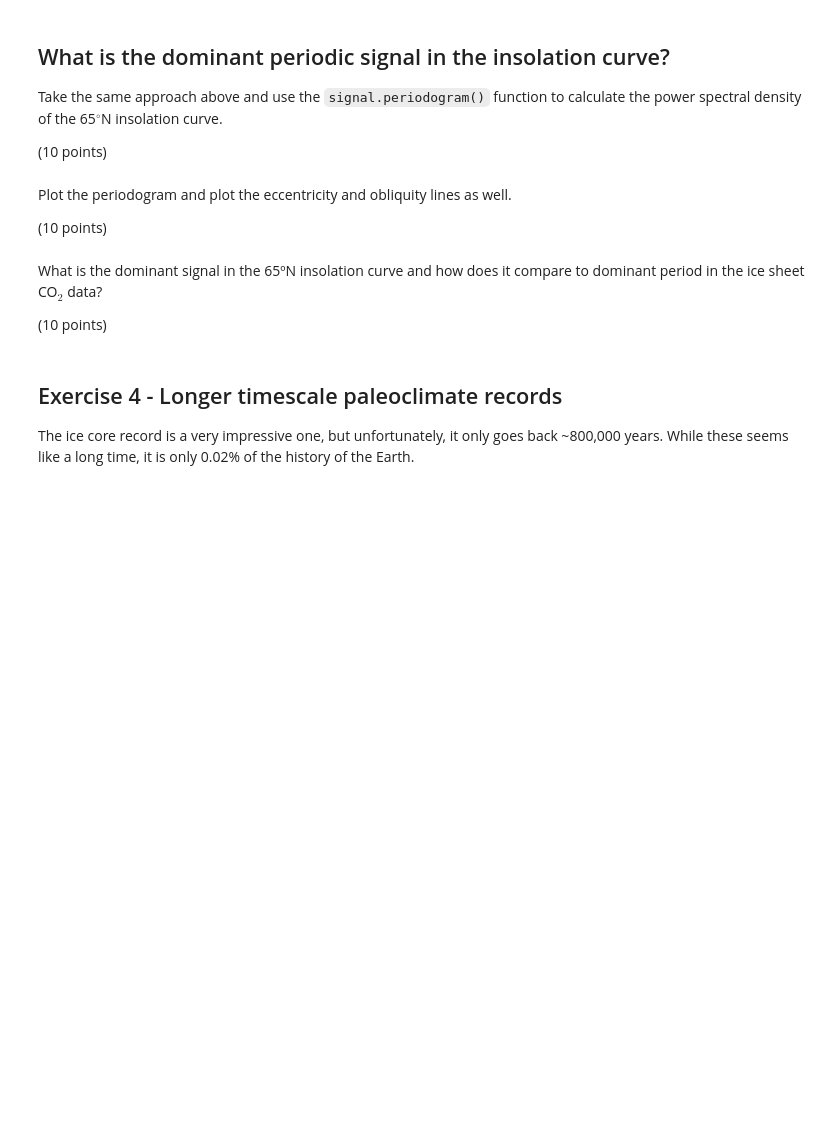
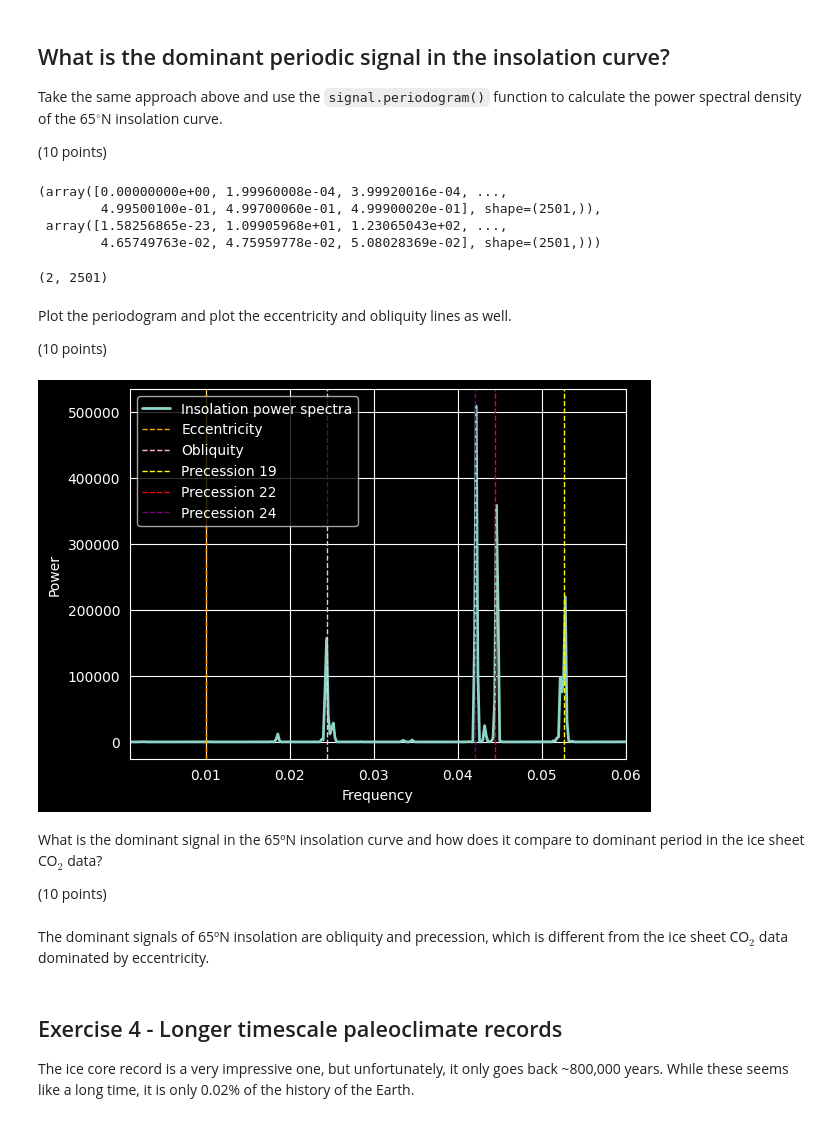
Before and after one commit to ItsukiKigoshi/EPS88_Gleeson, a Jupyter notebook: Week 6 - glacial_cycles.ipynb, the cells around one changed output. Saved outputs shown, nothing was run; the diff lists cells and outputs as text; code cells hidden in the pictures; blank space fills up the shorter version.

```diff
--- a/Week 6 - glacial_cycles.ipynb
+++ b/Week 6 - glacial_cycles.ipynb
@@ -283,14 +289,47 @@ plt.show()
 Take the same approach above and use the `signal.periodogram()` function to calculate the power spectral density of the 65$^{\circ}$N insolation curve.
 
 (10 points)
+# %%
+signal.periodogram(insolation['Insolation (W/m^2)'])
+# %% [output]
+(array([0.00000000e+00, 1.99960008e-04, 3.99920016e-04, ...,
+        4.99500100e-01, 4.99700060e-01, 4.99900020e-01], shape=(2501,)),
+ array([1.58256865e-23, 1.09905968e+01, 1.23065043e+02, ...,
+        4.65749763e-02, 4.75959778e-02, 5.08028369e-02], shape=(2501,)))
+# %%
+np.shape(signal.periodogram(insolation['Insolation (W/m^2)']))
+# %% [output]
+(2, 2501)
 # %% [markdown]
 Plot the periodogram and plot the eccentricity and obliquity lines as well.
 
 (10 points)
+# %%
+plt.figure()
+insolation_freqs,insolation_power = signal.periodogram(insolation['Insolation (W/m^2)'],window='hann')
+
+
+plt.plot(insolation_freqs,insolation_power,label='Insolation power spectra',linewidth=2)
+plt.axvline(x=eccentricity_frequency,label='Eccentricity',linewidth=1,linestyle='--', color="orange")
+plt.axvline(x=obliquity_frequency,label='Obliquity',linewidth=1,linestyle='--', color="pink")
+plt.axvline(x=precession_frequency19,label='Precession 19',linewidth=1,linestyle='--', color="yellow")
+plt.axvline(x=precession_frequency22,label='Precession 22',linewidth=1,linestyle='--', color="red")
+plt.axvline(x=precession_frequency24,label='Precession 24',linewidth=1,linestyle='--', color="purple")
+
+plt.xlim(.001,.06)
+
+plt.xlabel('Frequency')
+plt.ylabel('Power')
+plt.legend(loc='upper left')
+plt.show()
+# %% [output]
+[figure, added]
 # %% [markdown]
 What is the dominant signal in the 65ºN insolation curve and how does it compare to dominant period in the ice sheet CO$_2$ data?
 
 (10 points)
+# %% [markdown]
+The dominant signals of 65ºN insolation are obliquity and precession, which is different from the ice sheet CO$_2$ data dominated by eccentricity.
 # %% [markdown]
 ## Exercise 4 - Longer timescale paleoclimate records
 
```
Also changed, not shown: parts of 10 cells of this notebook.
